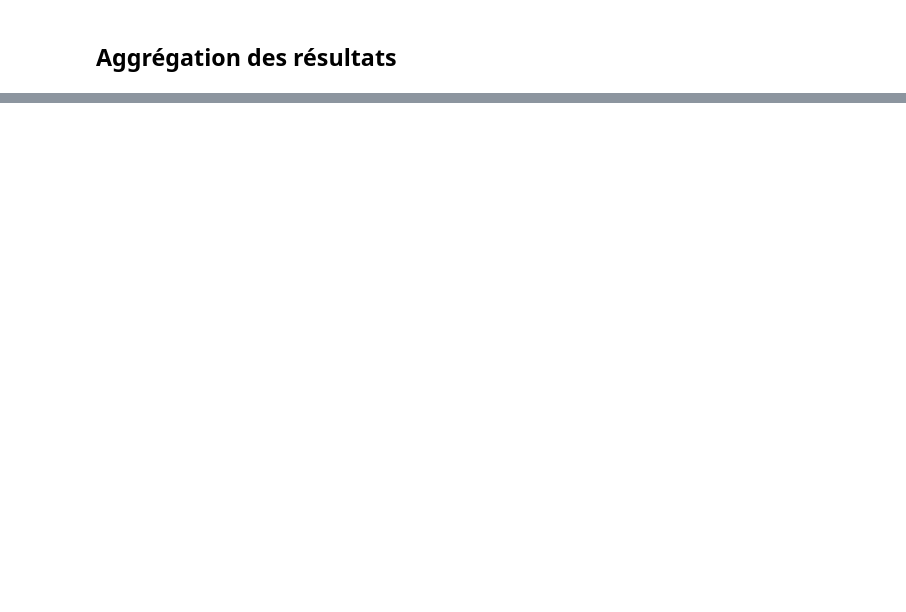
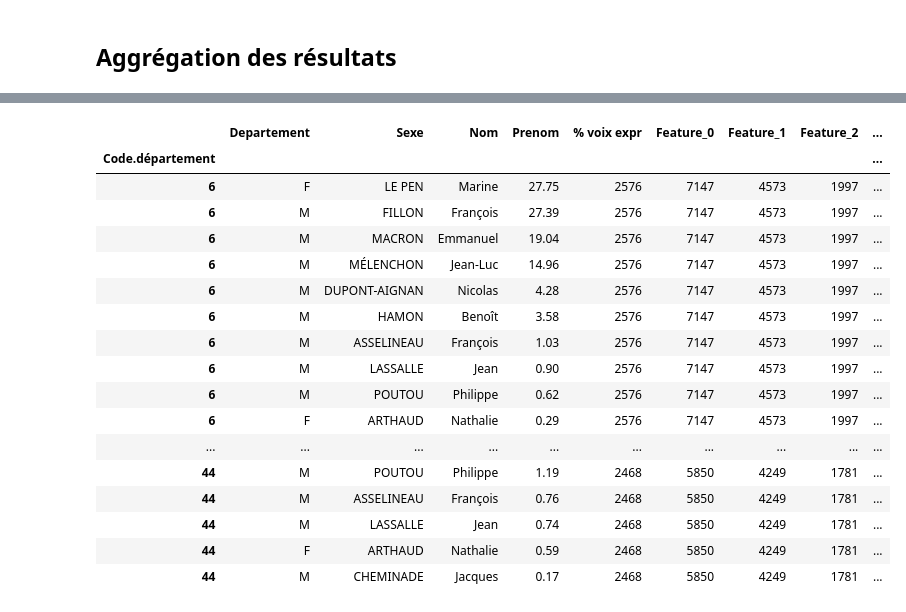
Before and after one commit to CinquinAndy/i1-mspr-data, a Jupyter notebook: Notebook_visu_graphs.ipynb, the cells around one changed output, grey strips where cells are left out. Cells and saved outputs as stored; diff of their text form; code cells hidden in the pictures; blank space fills up the shorter version.

```diff
--- a/Notebook_visu_graphs.ipynb
+++ b/Notebook_visu_graphs.ipynb
@@ -649,0 +660,64 @@ election_results_2017
+# %%
+
+from sklearn.model_selection import train_test_split
+from sklearn.tree import DecisionTreeRegressor
+from sklearn.preprocessing import OneHotEncoder
+from sklearn.compose import make_column_transformer
+from sklearn.pipeline import make_pipeline
+
+# Transformer les données
+df.columns = ['Departement', 'Sexe', 'Nom', 'Prenom', '% voix expr'] + [f'Feature_{i}' for i in range(df.shape[1] - 5)]
+df['Departement'] = df['Departement'].astype(str)
+
+
+
+
+display(df)
+
+# Préparation des données
+X = df.drop('% voix expr', axis=1)
+y = df['% voix expr']
+
+feature_names = df.columns.drop('% voix expr').tolist()
+
+# Diviser les données en un ensemble d'entraînement et de test
+X_train, X_test, y_train, y_test = train_test_split(X, y, test_size=0.2, random_state=42)
+
+# Prétraitement: Encodage à chaud pour les colonnes catégorielles
+preprocessor = make_column_transformer(
+    (OneHotEncoder(handle_unknown='ignore'), ['Departement', 'Sexe', 'Nom', 'Prenom']),
+    remainder='passthrough'
+)
+
+# Créer un modèle d'arbre de décision
+model = make_pipeline(
+    preprocessor,
+    DecisionTreeClassifier(max_depth = 1, random_state=1, max_leaf_nodes=4, splitter="random")
+
+)
+
+
+# Entraîner le modèle
+model.fit(X_train, y_train)
+
+# Prédire sur l'ensemble de test
+y_pred = model.predict(X_test)
+# %% [output]
+|  | Departement | Sexe | Nom | Prenom | % voix expr | Feature_0 | Feature_1 | Feature_2 | ... |
+| Code.département |  |  |  |  |  |  |  |  | ... |
+| 6 | F | LE PEN | Marine | 27.75 | 2576 | 7147 | 4573 | 1997 | ... |
+| 6 | M | FILLON | François | 27.39 | 2576 | 7147 | 4573 | 1997 | ... |
+| 6 | M | MACRON | Emmanuel | 19.04 | 2576 | 7147 | 4573 | 1997 | ... |
+| 6 | M | MÉLENCHON | Jean-Luc | 14.96 | 2576 | 7147 | 4573 | 1997 | ... |
+| 6 | M | DUPONT-AIGNAN | Nicolas | 4.28 | 2576 | 7147 | 4573 | 1997 | ... |
+| 6 | M | HAMON | Benoît | 3.58 | 2576 | 7147 | 4573 | 1997 | ... |
+| 6 | M | ASSELINEAU | François | 1.03 | 2576 | 7147 | 4573 | 1997 | ... |
+| 6 | M | LASSALLE | Jean | 0.90 | 2576 | 7147 | 4573 | 1997 | ... |
+| 6 | M | POUTOU | Philippe | 0.62 | 2576 | 7147 | 4573 | 1997 | ... |
+| 6 | F | ARTHAUD | Nathalie | 0.29 | 2576 | 7147 | 4573 | 1997 | ... |
+| ... | ... | ... | ... | ... | ... | ... | ... | ... | ... |
+| 44 | M | POUTOU | Philippe | 1.19 | 2468 | 5850 | 4249 | 1781 | ... |
+| 44 | M | ASSELINEAU | François | 0.76 | 2468 | 5850 | 4249 | 1781 | ... |
+| 44 | M | LASSALLE | Jean | 0.74 | 2468 | 5850 | 4249 | 1781 | ... |
+| 44 | F | ARTHAUD | Nathalie | 0.59 | 2468 | 5850 | 4249 | 1781 | ... |
+| 44 | M | CHEMINADE | Jacques | 0.17 | 2468 | 5850 | 4249 | 1781 | ... |
```
Also changed, not shown: parts of 14 cells of this notebook, 2 other files.
